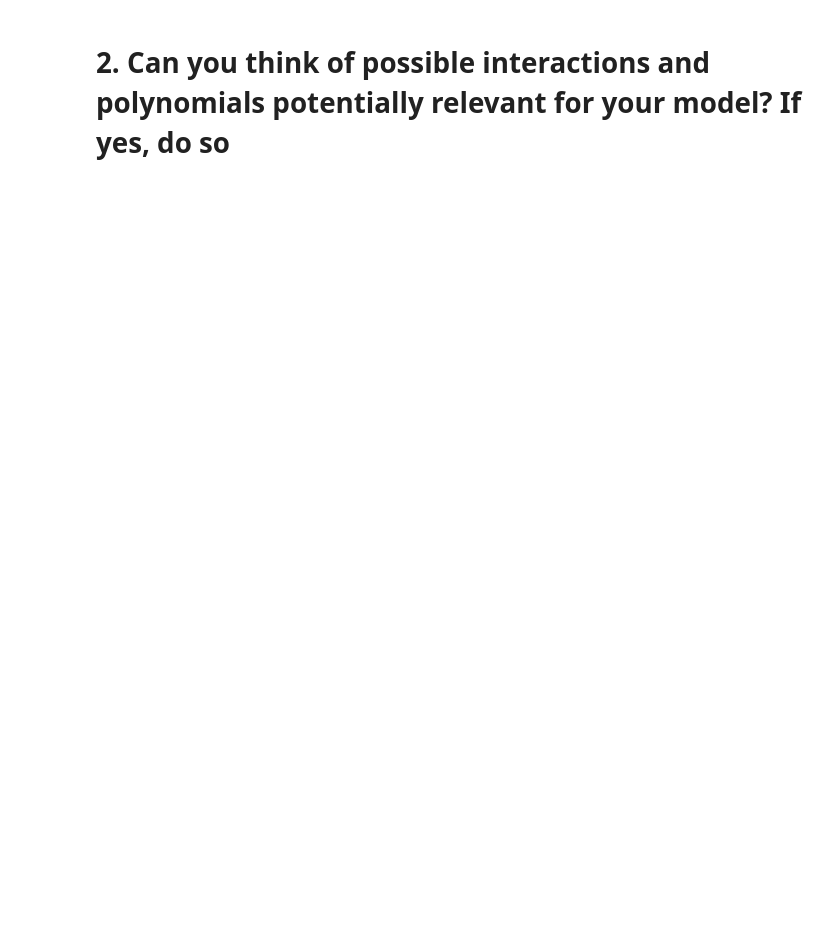
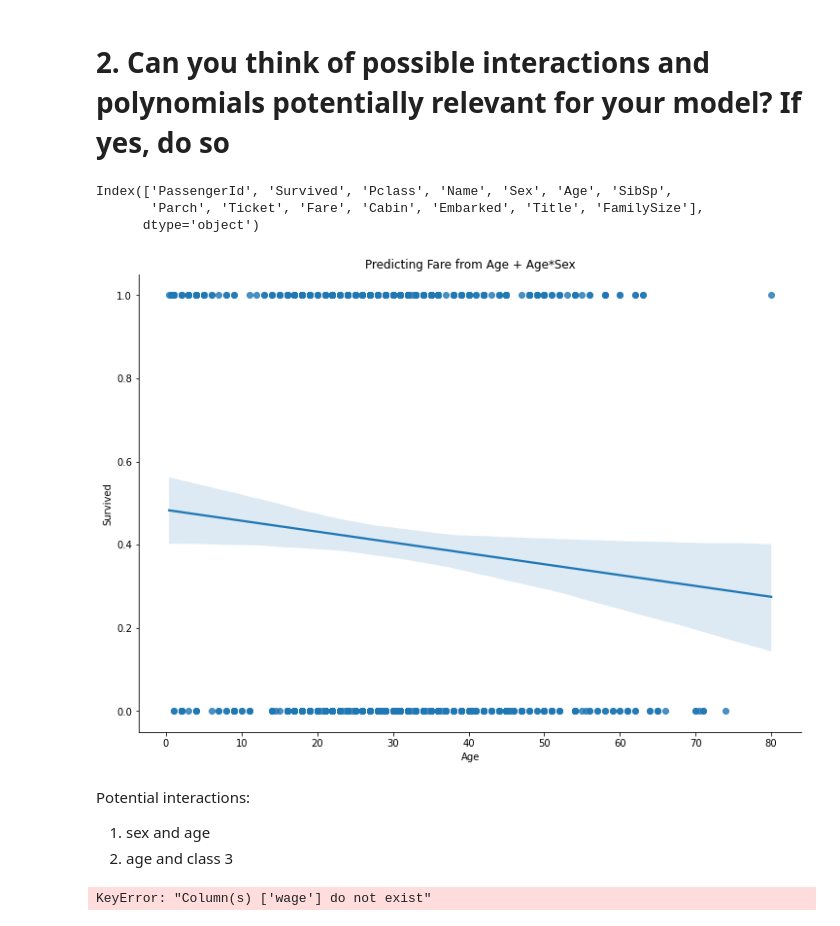
Before and after one commit to pilipentseva/nlp_assignment1, a Jupyter notebook: Assignment 1.ipynb, the cells around one changed output. Cells and saved outputs as stored; diff of their text form; code cells hidden in the pictures; blank space fills up the shorter version.

```diff
--- a/Assignment 1.ipynb
+++ b/Assignment 1.ipynb
@@ -156,2 +179,24 @@ Surprisingly, among those who had a family size of 2-4 the chances to survive we
 # %% [markdown]
 # 2. Can you think of possible interactions and polynomials potentially relevant for your model? If yes, do so
+# %%
+train.columns
+# %% [output]
+Index(['PassengerId', 'Survived', 'Pclass', 'Name', 'Sex', 'Age', 'SibSp',
+       'Parch', 'Ticket', 'Fare', 'Cabin', 'Embarked', 'Title', 'FamilySize'],
+      dtype='object')
+# %%
+sns.lmplot(y = "Survived", x= "Age", data = train, height=7.27, aspect=11.7/8.27)
+ax = plt.gca()
+ax.set_title("Predicting Fare from Age + Age*Sex")
+plt.show()
+# %% [output]
+[figure, added]
+# %% [markdown]
+Potential interactions:
+1) sex and age
+2) age and class
+3
+# %%
+price_diff_by_variables(train,"Age","Survived")
+# %% [output]
+KeyError: "Column(s) ['wage'] do not exist"
```
Also changed, not shown: parts of 6 cells of this notebook.
